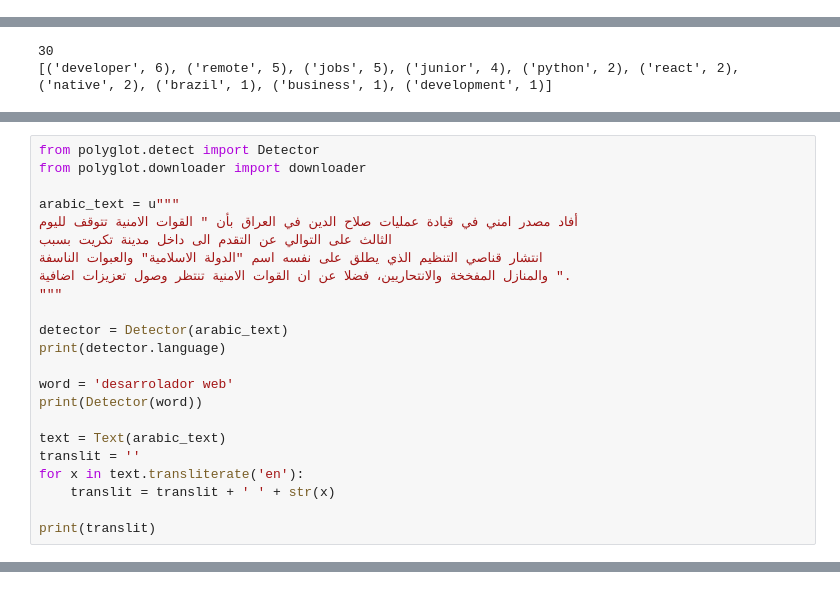
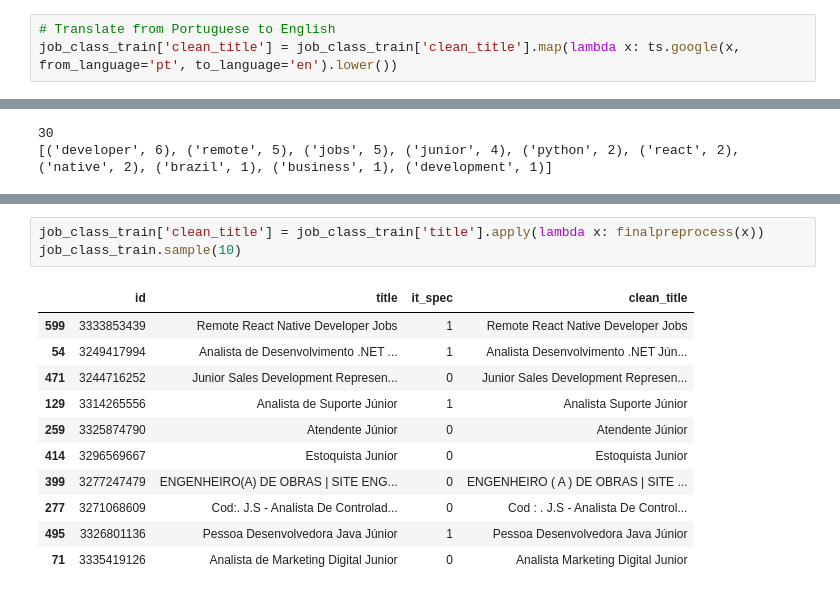
Before and after one commit to saibrotech/mentorship-data-science, a Jupyter notebook: data-prep/random-forest.ipynb, the cells around one changed output, grey strips where cells are left out. Cells and saved outputs as stored; diff of their text form.

```diff
--- a/data-prep/random-forest.ipynb
+++ b/data-prep/random-forest.ipynb
@@ -111,3 +195,6 @@ print(type(strip_text))
+# %%
+# Translate from Portuguese to English
+job_class_train['clean_title'] = job_class_train['clean_title'].map(lambda x: ts.google(x, from_language='pt', to_language='en').lower())
 # %%
 # Preprocess regex pattens
 text = str(job_class_train['title'])
@@ -177,23 +248,0 @@ print(translation)
-# %%
-from polyglot.detect import Detector
-from polyglot.downloader import downloader
-
-arabic_text = u"""
-أفاد مصدر امني في قيادة عمليات صلاح الدين في العراق بأن " القوات الامنية تتوقف لليوم
-الثالث على التوالي عن التقدم الى داخل مدينة تكريت بسبب
-انتشار قناصي التنظيم الذي يطلق على نفسه اسم "الدولة الاسلامية" والعبوات الناسفة
-والمنازل المفخخة والانتحاريين، فضلا عن ان القوات الامنية تنتظر وصول تعزيزات اضافية ".
-"""
-
-detector = Detector(arabic_text)
-print(detector.language)
-
-word = 'desarrolador web'
-print(Detector(word))
-
-text = Text(arabic_text)
-translit = ''
-for x in text.transliterate('en'):
-    translit = translit + ' ' + str(x)
-
-print(translit)
@@ -206,0 +306,15 @@ Language 3: name: un          code: un       confidence:   0.0 read bytes:     0
+# %%
+job_class_train['clean_title'] = job_class_train['title'].apply(lambda x: finalpreprocess(x))
+job_class_train.sample(10)
+# %% [output]
+|  | id | title | it_spec | clean_title |
+| 599 | 3333853439 | Remote React Native Developer Jobs | 1 | Remote React Native Developer Jobs |
+| 54 | 3249417994 | Analista de Desenvolvimento .NET ... | 1 | Analista Desenvolvimento .NET Jún... |
+| 471 | 3244716252 | Junior Sales Development Represen... | 0 | Junior Sales Development Represen... |
+| 129 | 3314265556 | Analista de Suporte Júnior | 1 | Analista Suporte Júnior |
+| 259 | 3325874790 | Atendente Júnior | 0 | Atendente Júnior |
+| 414 | 3296569667 | Estoquista Junior | 0 | Estoquista Junior |
+| 399 | 3277247479 | ENGENHEIRO(A) DE OBRAS | SITE ENG... | 0 | ENGENHEIRO ( A ) DE OBRAS | SITE ... |
+| 277 | 3271068609 | Cod:. J.S - Analista De Controlad... | 0 | Cod : . J.S - Analista De Control... |
+| 495 | 3326801136 | Pessoa Desenvolvedora Java Júnior | 1 | Pessoa Desenvolvedora Java Júnior |
+| 71 | 3335419126 | Analista de Marketing Digital Junior | 0 | Analista Marketing Digital Junior |
```
Also changed, not shown: parts of 10 cells of this notebook, 1 other file.
